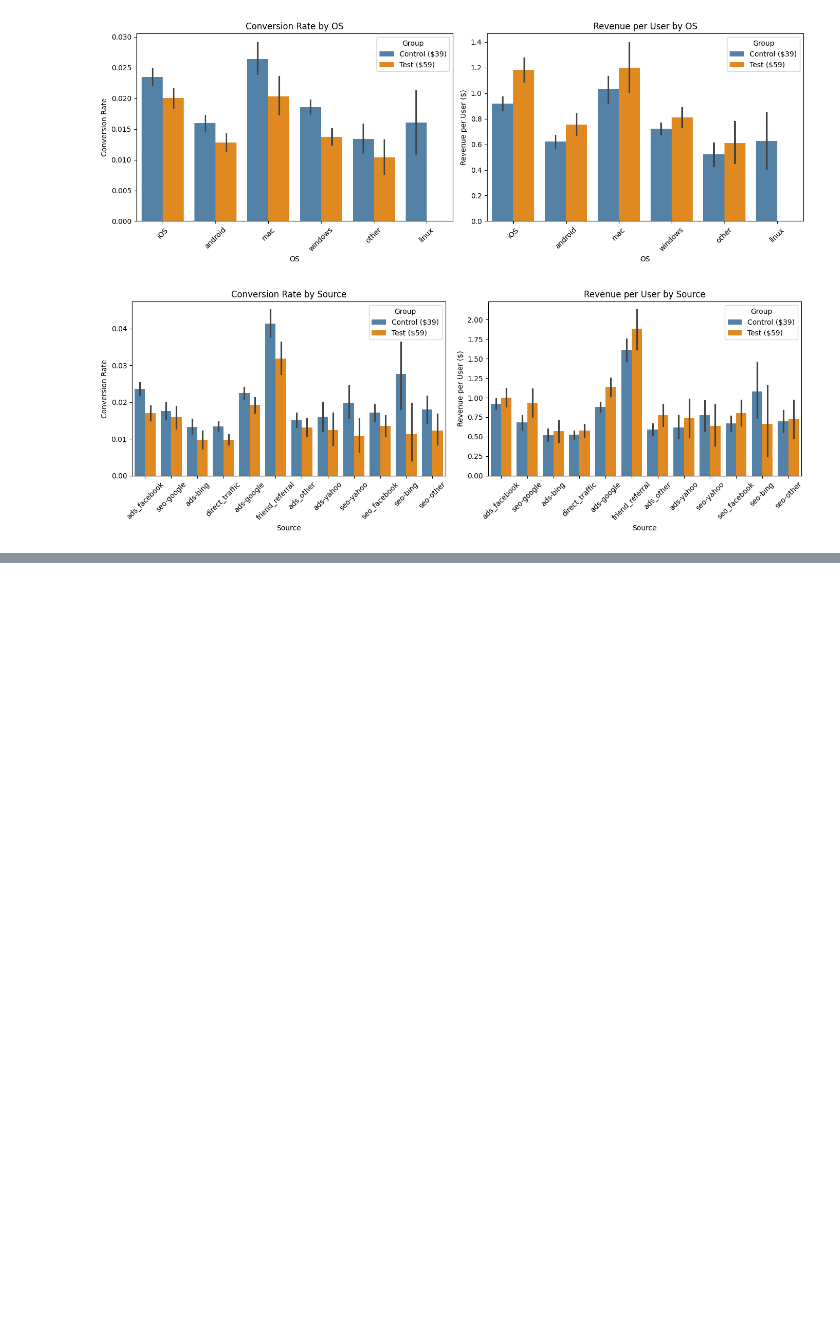
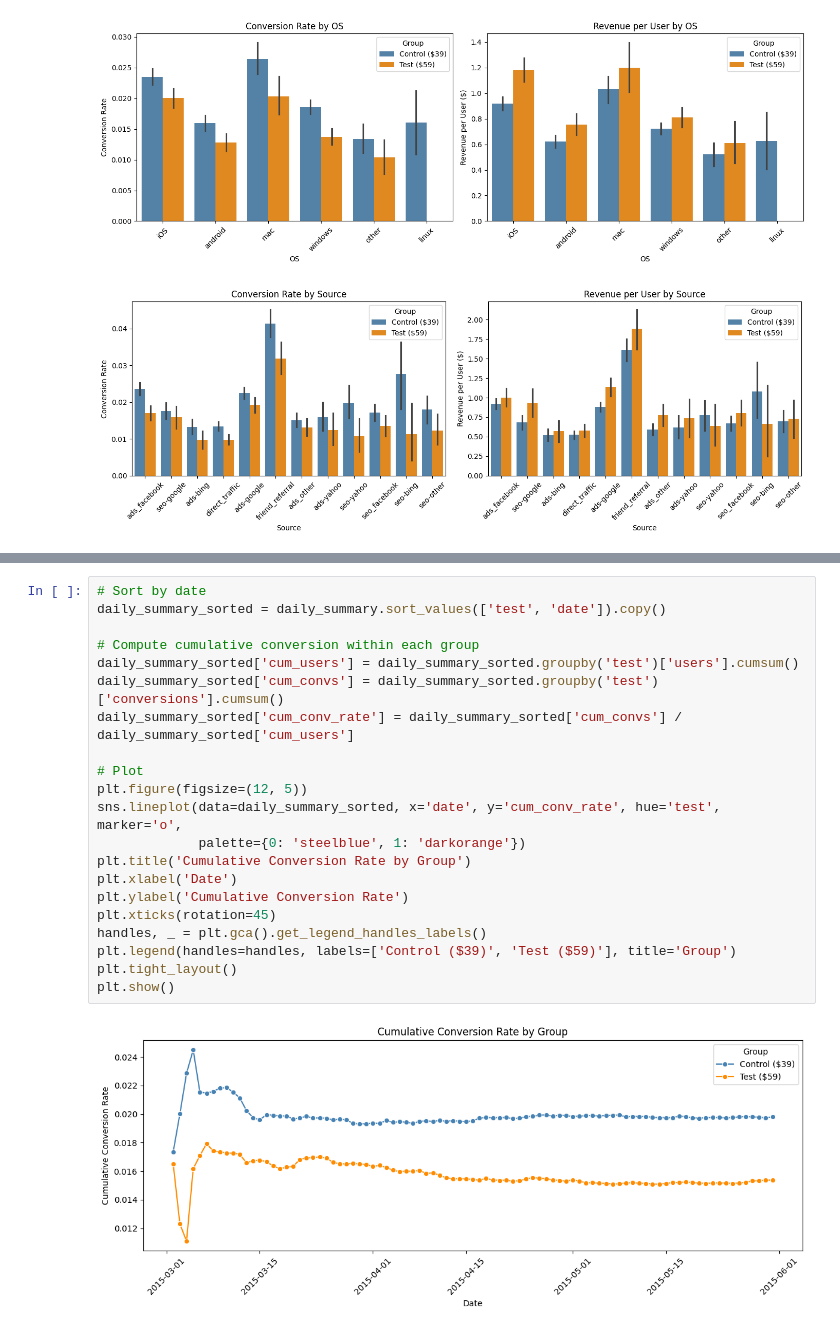
Before and after one commit to tbhatti211-wq/AB-Testing-project, a Jupyter notebook: analysis.ipynb, the cells around one changed output, grey strips where cells are left out. Cells and saved outputs as stored; diff of their text form; blank space fills up the shorter version.

```diff
--- a/analysis.ipynb
+++ b/analysis.ipynb
@@ -560,0 +609,23 @@ plot_segment(merged_clean, 'source', 'Source')
+# %%
+# Sort by date
+daily_summary_sorted = daily_summary.sort_values(['test', 'date']).copy()
+
+# Compute cumulative conversion within each group
+daily_summary_sorted['cum_users'] = daily_summary_sorted.groupby('test')['users'].cumsum()
+daily_summary_sorted['cum_convs'] = daily_summary_sorted.groupby('test')['conversions'].cumsum()
+daily_summary_sorted['cum_conv_rate'] = daily_summary_sorted['cum_convs'] / daily_summary_sorted['cum_users']
+
+# Plot
+plt.figure(figsize=(12, 5))
+sns.lineplot(data=daily_summary_sorted, x='date', y='cum_conv_rate', hue='test', marker='o',
+             palette={0: 'steelblue', 1: 'darkorange'})
+plt.title('Cumulative Conversion Rate by Group')
+plt.xlabel('Date')
+plt.ylabel('Cumulative Conversion Rate')
+plt.xticks(rotation=45)
+handles, _ = plt.gca().get_legend_handles_labels()
+plt.legend(handles=handles, labels=['Control ($39)', 'Test ($59)'], title='Group')
+plt.tight_layout()
+plt.show()
+# %% [output]
+[figure, added]
```
Also changed, not shown: parts of 5 cells of this notebook.
